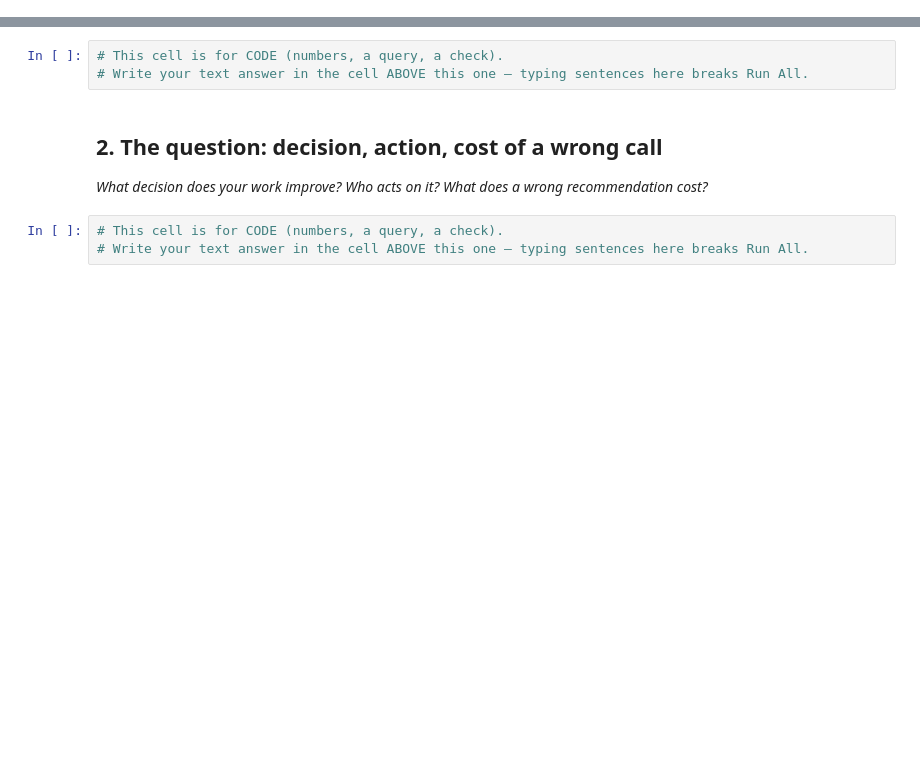
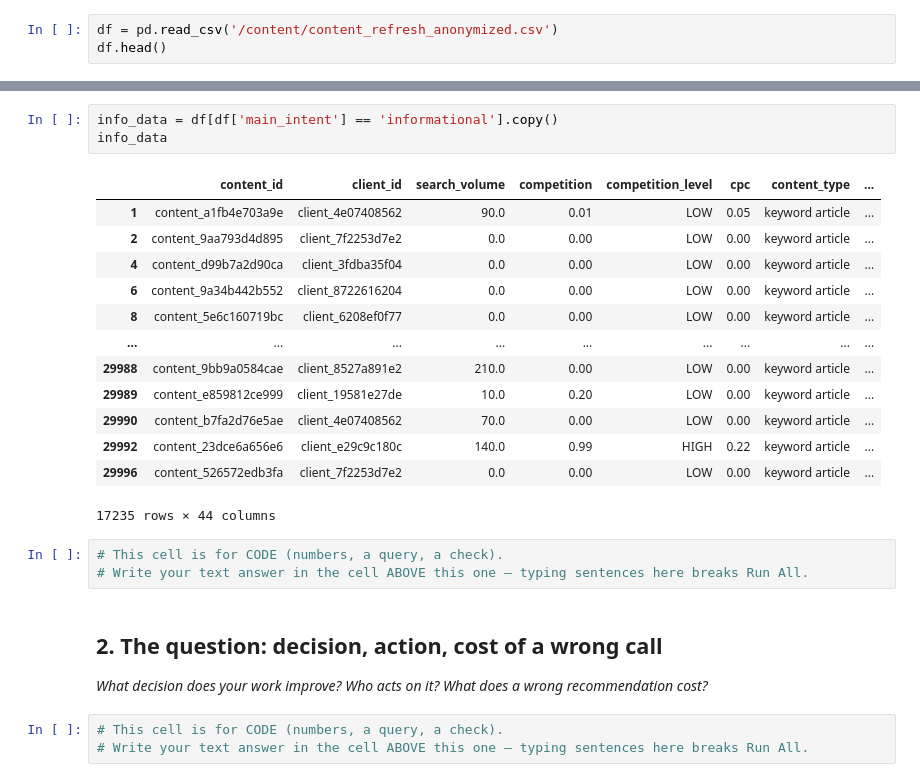
Before and after one commit to Maryam-Shile/flyrank_ml_internship, a Jupyter notebook: work/notebooks/w01_research_question.ipynb, the cells around one changed output, grey strips where cells are left out. Saved outputs shown, nothing was run; the diff lists cells and outputs as text; blank space fills up the shorter version.

```diff
--- a/work/notebooks/w01_research_question.ipynb
+++ b/work/notebooks/w01_research_question.ipynb
@@ -12,0 +25,3 @@ This skeleton is yours to fill. Work the sections **in order** — each one has
+# %%
+df = pd.read_csv('/content/content_refresh_anonymized.csv')
+df.head()
@@ -13,3 +79,20 @@ This skeleton is yours to fill. Work the sections **in order** — each one has
+# %%
+info_data = df[df['main_intent'] == 'informational'].copy()
+info_data
+# %% [output]
+|  | content_id | client_id | search_volume | competition | competition_level | cpc | content_type | ... |
+| 1 | content_a1fb4e703a9e | client_4e07408562 | 90.0 | 0.01 | LOW | 0.05 | keyword article | ... |
+| 2 | content_9aa793d4d895 | client_7f2253d7e2 | 0.0 | 0.00 | LOW | 0.00 | keyword article | ... |
+| 4 | content_d99b7a2d90ca | client_3fdba35f04 | 0.0 | 0.00 | LOW | 0.00 | keyword article | ... |
+| 6 | content_9a34b442b552 | client_8722616204 | 0.0 | 0.00 | LOW | 0.00 | keyword article | ... |
+| 8 | content_5e6c160719bc | client_6208ef0f77 | 0.0 | 0.00 | LOW | 0.00 | keyword article | ... |
+| ... | ... | ... | ... | ... | ... | ... | ... | ... |
+| 29988 | content_9bb9a0584cae | client_8527a891e2 | 210.0 | 0.00 | LOW | 0.00 | keyword article | ... |
+| 29989 | content_e859812ce999 | client_19581e27de | 10.0 | 0.20 | LOW | 0.00 | keyword article | ... |
+| 29990 | content_b7fa2d76e5ae | client_4e07408562 | 70.0 | 0.00 | LOW | 0.00 | keyword article | ... |
+| 29992 | content_23dce6a656e6 | client_e29c9c180c | 140.0 | 0.99 | HIGH | 0.22 | keyword article | ... |
+| 29996 | content_526572edb3fa | client_7f2253d7e2 | 0.0 | 0.00 | LOW | 0.00 | keyword article | ... |
+17235 rows × 44 columns
 # %%
 # This cell is for CODE (numbers, a query, a check).
 # Write your text answer in the cell ABOVE this one — typing sentences here breaks Run All.
```
Also changed, not shown: parts of 7 cells of this notebook.
